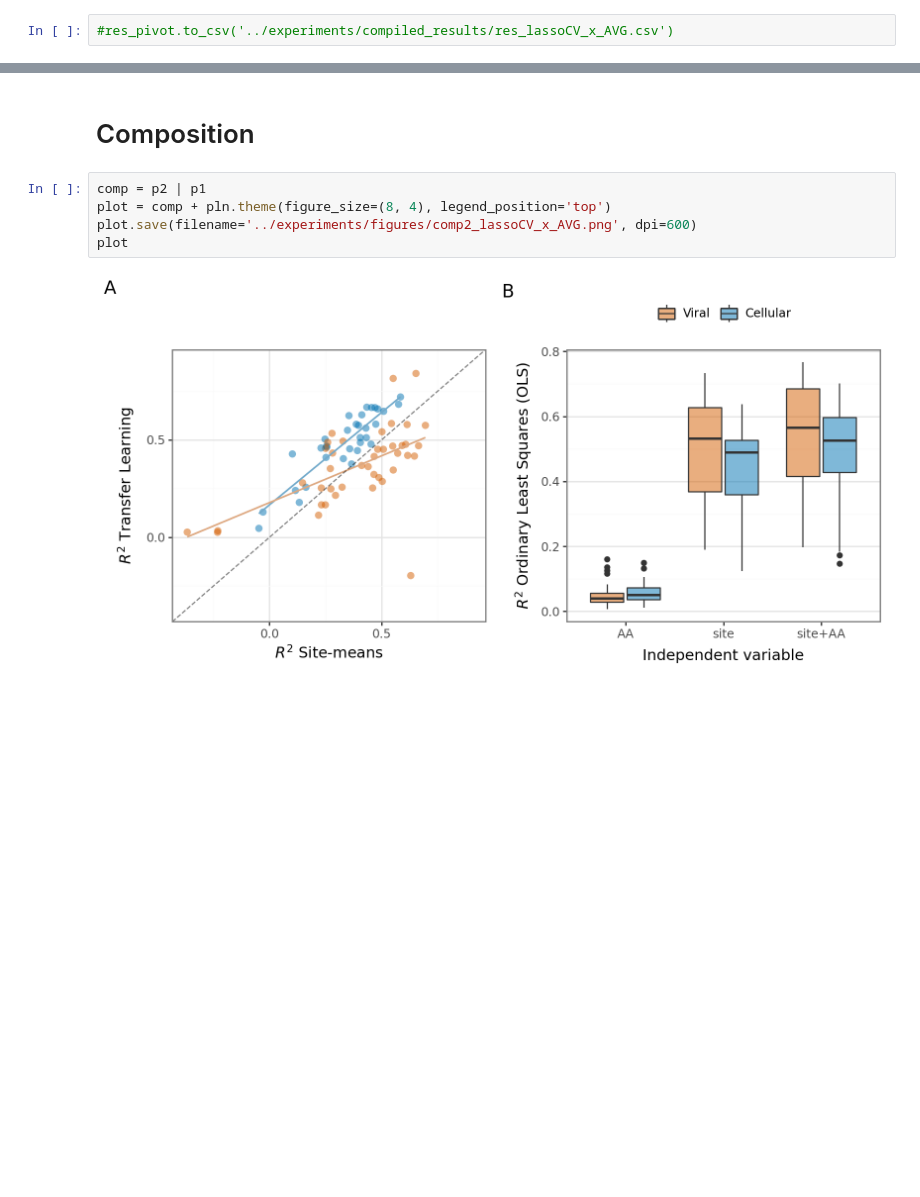
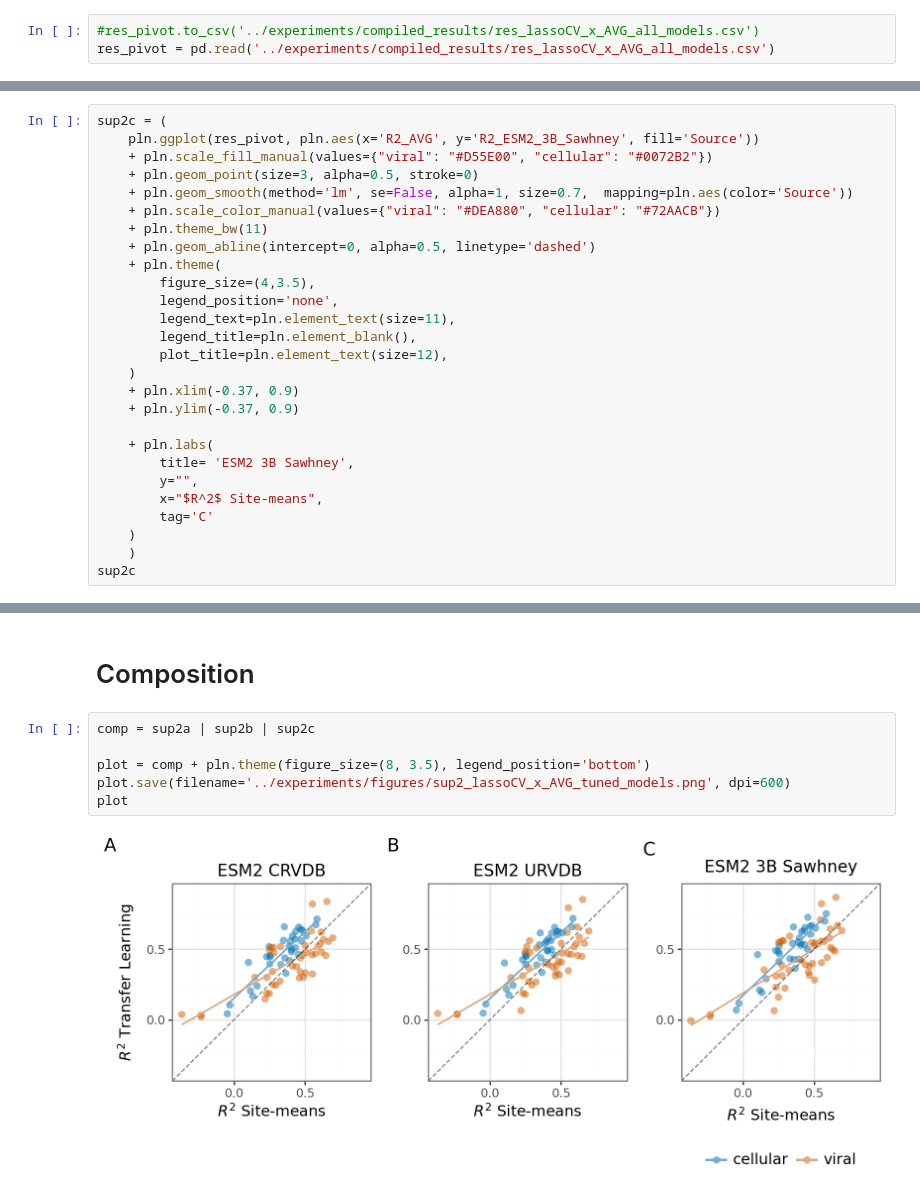
Before and after one commit to ziul-bio/DMS-SiteEffect-PLM, a Jupyter notebook: notebooks/regression.ipynb, the cells around one changed output, grey strips where cells are left out. Drawn from its saved outputs; the diff is of its cells as text; blank space fills up the shorter version.

Commit message:
adding comp2 for oother models and fixing annotation on sup 3

```diff
--- a/notebooks/regression.ipynb
+++ b/notebooks/regression.ipynb
@@ -409,3 +534,4 @@ res_pivot
 # %%
-#res_pivot.to_csv('../experiments/compiled_results/res_lassoCV_x_AVG.csv')
+#res_pivot.to_csv('../experiments/compiled_results/res_lassoCV_x_AVG_all_models.csv')
+res_pivot = pd.read('../experiments/compiled_results/res_lassoCV_x_AVG_all_models.csv')
 # %%
@@ -437,0 +662,27 @@ p2
+# %%
+sup2c = (
+    pln.ggplot(res_pivot, pln.aes(x='R2_AVG', y='R2_ESM2_3B_Sawhney', fill='Source'))
+    + pln.scale_fill_manual(values={"viral": "#D55E00", "cellular": "#0072B2"})
+    + pln.geom_point(size=3, alpha=0.5, stroke=0)
+    + pln.geom_smooth(method='lm', se=False, alpha=1, size=0.7,  mapping=pln.aes(color='Source'))
+    + pln.scale_color_manual(values={"viral": "#DEA880", "cellular": "#72AACB"})
+    + pln.theme_bw(11)
+    + pln.geom_abline(intercept=0, alpha=0.5, linetype='dashed')
+    + pln.theme(
+        figure_size=(4,3.5),
+        legend_position='none',
+        legend_text=pln.element_text(size=11),
+        legend_title=pln.element_blank(),
+        plot_title=pln.element_text(size=12),
+    )
+    + pln.xlim(-0.37, 0.9)
+    + pln.ylim(-0.37, 0.9)
+
+    + pln.labs(
+        title= 'ESM2 3B Sawhney',
+        y="",
+        x="$R^2$ Site-means",
+        tag='C'
+    )
+    )
+sup2c
@@ -438,9 +691,10 @@ p2
 # %% [markdown]
 # Composition
 # %%
-comp = p2 | p1
-plot = comp + pln.theme(figure_size=(8, 4), legend_position='top')
-plot.save(filename='../experiments/figures/comp2_lassoCV_x_AVG.png', dpi=600)
+comp = sup2a | sup2b | sup2c
+
+plot = comp + pln.theme(figure_size=(8, 3.5), legend_position='bottom')
+plot.save(filename='../experiments/figures/sup2_lassoCV_x_AVG_tuned_models.png', dpi=600)
 plot
 # %% [output]
-[figure, old version]
+[figure, new version]
```
Also changed, not shown: parts of 17 cells of this notebook, 4 other files.
